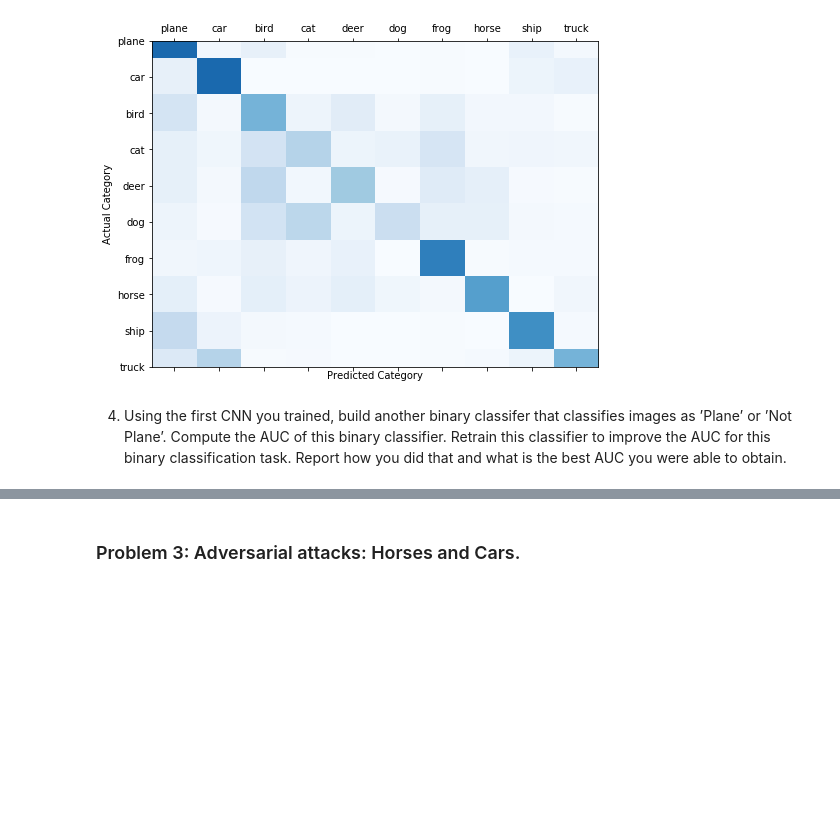
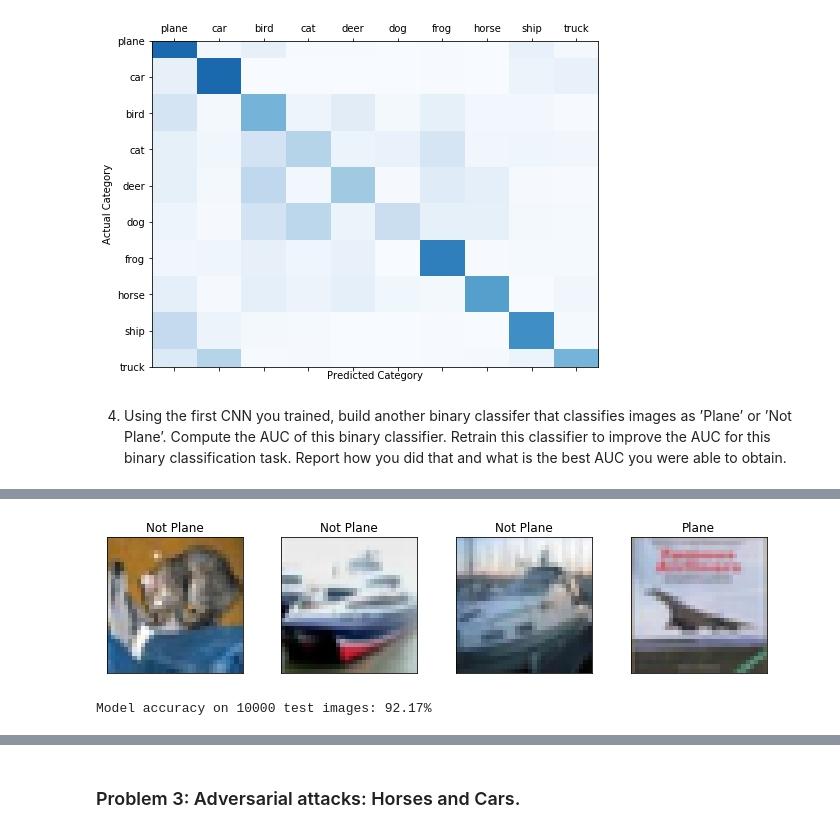
Before and after one commit to JavierPalomares90/scalable_ml_hw2, a Jupyter notebook: javier_palomares_hw2.ipynb, the cells around one changed output, grey strips where cells are left out. Drawn from its saved outputs; the diff is of its cells as text; code cells hidden in the pictures; blank space fills up the shorter version.

```diff
--- a/javier_palomares_hw2.ipynb
+++ b/javier_palomares_hw2.ipynb
@@ -704,0 +765,18 @@ AUC you were able to obtain.
+# %%
+def plane_or_not_plane(data):
+    inputs,labels = data
+    binary_labels = labels.clone()
+    # map the labels from the 10 classes to binary
+    for i,label in enumerate(binary_labels.tolist()):
+        if(classes[label]=='plane'):
+            binary_labels[i] = 1
+        else:
+            binary_labels[i] = 0
+    return inputs,binary_labels
+
+def binary_to_label(label):
+    import sys
+    if label == 0:
+        return 'Plane'
+    else:
+        return 'Not Plane'
@@ -704,0 +837,35 @@ AUC you were able to obtain.
+# %%
+import matplotlib.pyplot as plt
+import numpy as np
+
+dataiter = iter(testloader)
+images, labels = dataiter.next()
+
+
+fig, axes = plt.subplots(1, len(images), figsize=(12,2.5))
+for idx, image in enumerate(images):
+    axes[idx].imshow(convert_to_imshow_format(image))
+    axes[idx].set_title(binary_to_label(labels[idx]))
+    axes[idx].set_xticks([])
+    axes[idx].set_yticks([])
+# %% [output]
+[figure, added]
+# %%
+total_correct = 0
+total_images = 0
+confusion_matrix = np.zeros([10,2], int)
+with torch.no_grad():
+    for data in testloader:
+        images, labels = data
+        images, binary_labels = plane_or_not_plane(data)
+        outputs = bnet(images)
+        _, predicted = torch.max(outputs.data, 1)
+        total_images += labels.size(0)
+        total_correct += (predicted == binary_labels).sum().item()
+        for i, l in enumerate(labels):
+            confusion_matrix[l.item(), predicted[i].item()] += 1
+
+model_accuracy = total_correct / total_images * 100
+print('Model accuracy on {0} test images: {1:.2f}%'.format(total_images, model_accuracy))
+# %% [output]
+Model accuracy on 10000 test images: 92.17%
```
Also changed, not shown: parts of 8 cells of this notebook.
